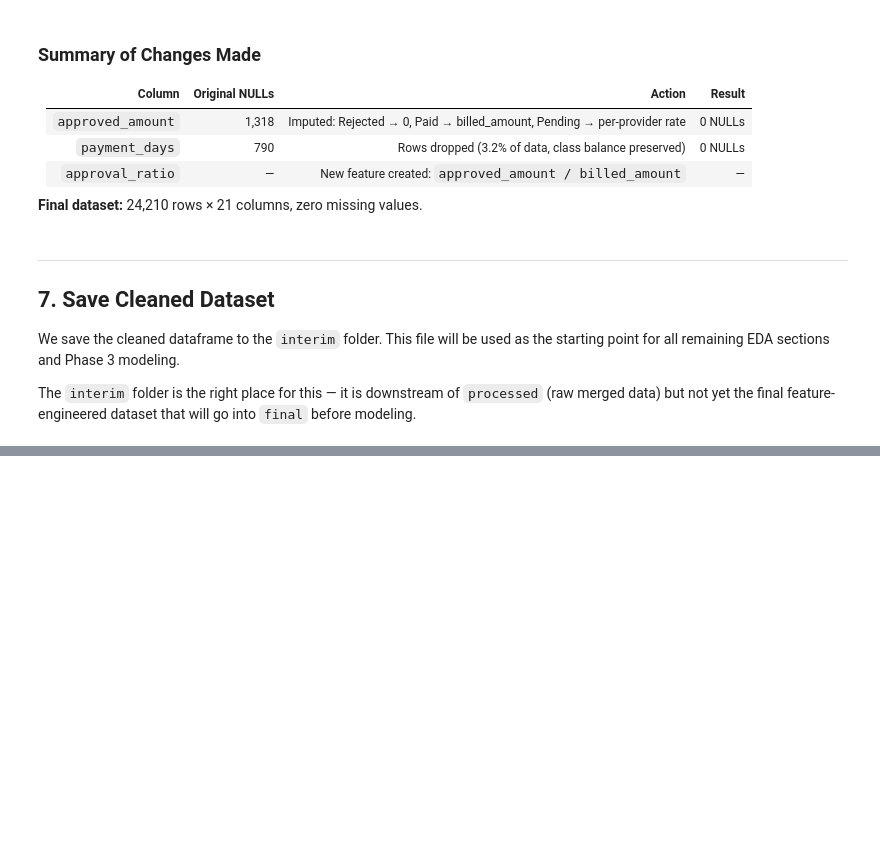
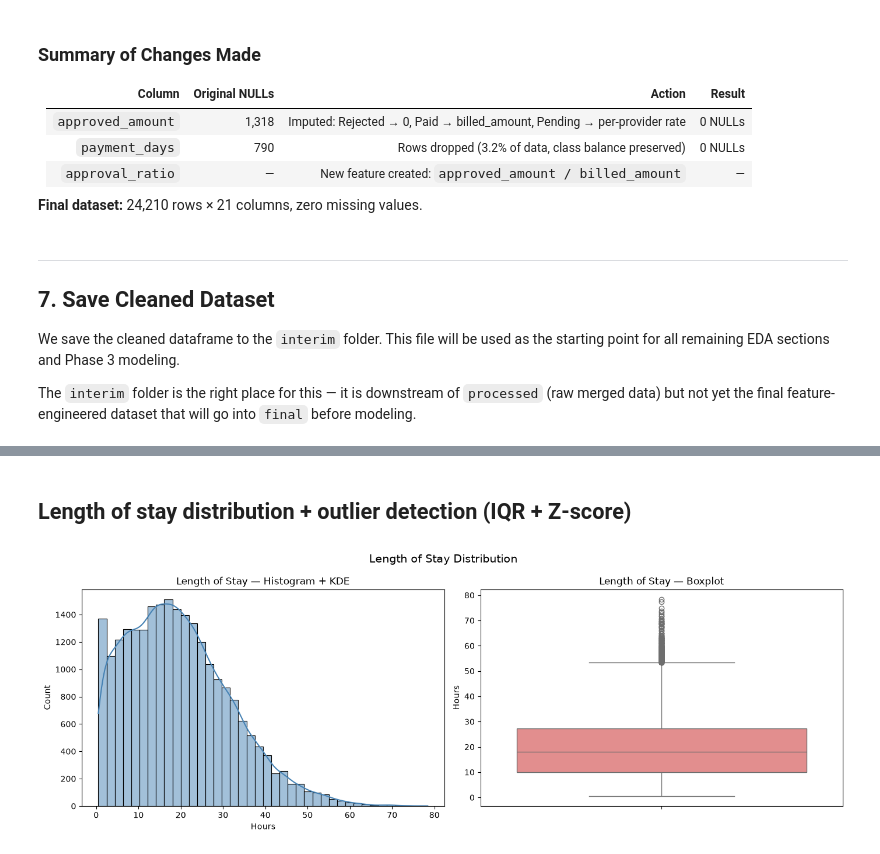
Before and after one commit to NF-laidback/capstone_healthcare_analytics, a Jupyter notebook: notebooks/EDA_missing_values.ipynb, the cells around one changed output, grey strips where cells are left out. Saved outputs shown, nothing was run; the diff lists cells and outputs as text; code cells hidden in the pictures; blank space fills up the shorter version.

```diff
--- a/notebooks/EDA_missing_values.ipynb
+++ b/notebooks/EDA_missing_values.ipynb
@@ -464,0 +865,77 @@ print(f"\nFile contains: {df_1.shape[0]:,} rows × {df_1.shape[1]} columns")
+# %% [markdown]
+##  Length of stay distribution + outlier detection (IQR + Z-score)
+# %%
+# ── 2.2 Length of Stay — Distribution + Outlier Detection ───────────────────
+from scipy import stats as scipy_stats
+
+los = df_1['length_of_stay_hours']
+
+# ── Plots ───────────────────────────────────────────────────────────────────
+fig, axes = plt.subplots(1, 2, figsize=(14, 5))
+
+sns.histplot(los, kde=True, bins=40, color='steelblue', ax=axes[0])
+axes[0].set_title('Length of Stay — Histogram + KDE')
+axes[0].set_xlabel('Hours')
+axes[0].set_ylabel('Count')
+
+sns.boxplot(y=los, color='lightcoral', ax=axes[1])
+axes[1].set_title('Length of Stay — Boxplot')
+axes[1].set_ylabel('Hours')
+
+plt.suptitle('Length of Stay Distribution', fontsize=14)
+plt.tight_layout()
+plt.show()
+
+# ── Descriptive stats ────────────────────────────────────────────────────────
+print("=" * 45)
+print("  Length of Stay — Descriptive Statistics")
+print("=" * 45)
+print(los.describe().round(2).to_string())
+print(f"\nSkewness : {los.skew():.4f}  (>0 = right-skewed; higher = more extreme)")
+print(f"Kurtosis : {los.kurtosis():.4f}")
+
+# ── IQR Outlier Detection ────────────────────────────────────────────────────
+print("\n" + "=" * 45)
+print("  IQR Outlier Detection")
+print("=" * 45)
+Q1  = los.quantile(0.25)
+Q3  = los.quantile(0.75)
+IQR = Q3 - Q1
+lower_fence = Q1 - 1.5 * IQR
+upper_fence = Q3 + 1.5 * IQR
+
+iqr_outliers = los[(los < lower_fence) | (los > upper_fence)]
+
+print(f"Q1 (25th pct)  : {Q1:.2f} hrs")
+print(f"Q3 (75th pct)  : {Q3:.2f} hrs")
+print(f"IQR            : {IQR:.2f} hrs")
+print(f"Lower fence    : {lower_fence:.2f} hrs  ← no values below 0 anyway")
+print(f"Upper fence    : {upper_fence:.2f} hrs")
+print(f"Outliers found : {len(iqr_outliers)} ({len(iqr_outliers)/len(los)*100:.2f}% of visits)")
+print(f"Outlier range  : {iqr_outliers.min():.2f} – {iqr_outliers.max():.2f} hrs")
+
+# ── Z-Score Outlier Detection ─────────────────────────────────────────────────
+print("\n" + "=" * 45)
+print("  Z-Score Outlier Detection  (threshold: |z| > 3)")
+print("=" * 45)
+z_scores     = np.abs(scipy_stats.zscore(los))
+z_outliers   = los[z_scores > 3]
+
+print(f"Outliers found : {len(z_outliers)} ({len(z_outliers)/len(los)*100:.2f}% of visits)")
+print(f"Outlier range  : {z_outliers.min():.2f} – {z_outliers.max():.2f} hrs")
+
+# ── Side-by-side comparison ──────────────────────────────────────────────────
+print("\n" + "=" * 45)
+print("  Method Comparison")
+print("=" * 45)
+comparison = pd.DataFrame({
+    'Method'        : ['IQR (1.5×IQR)', 'Z-Score (|z|>3)'],
+    'Outlier Count' : [len(iqr_outliers), len(z_outliers)],
+    'Outlier %'     : [f"{len(iqr_outliers)/len(los)*100:.2f}%",
+                       f"{len(z_outliers)/len(los)*100:.2f}%"],
+    'Range (hrs)'   : [f"{iqr_outliers.min():.1f} – {iqr_outliers.max():.1f}",
+                       f"{z_outliers.min():.1f} – {z_outliers.max():.1f}"]
+})
+print(comparison.to_string(index=False))
+# %% [output]
+[figure, added]
```
Also changed, not shown: parts of 112 cells of this notebook, 35 other files.
